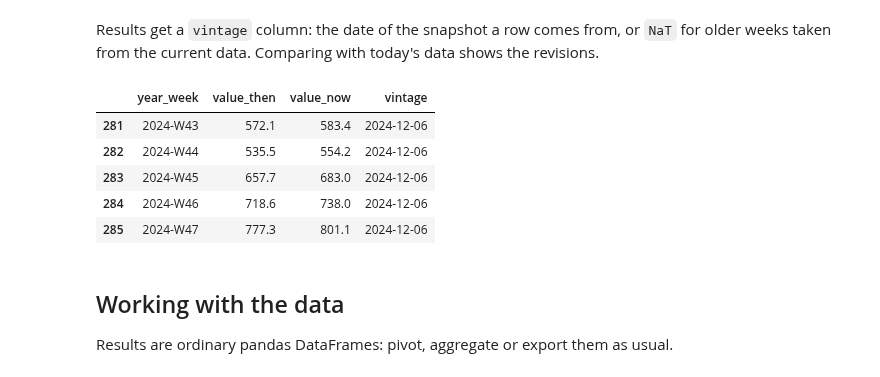
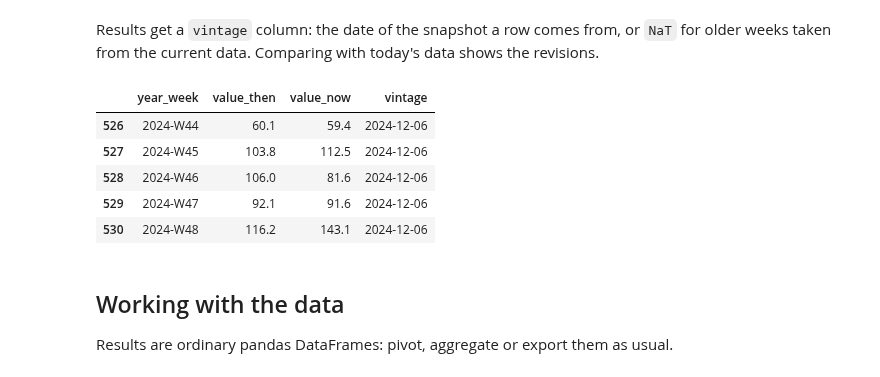
Before and after one commit to ngozzi/pyerviss, a Jupyter notebook: notebooks/quickstart.ipynb, the cells around one changed output. Cells and saved outputs as stored; diff of their text form; code cells hidden in the pictures.

```diff
--- a/notebooks/quickstart.ipynb
+++ b/notebooks/quickstart.ipynb
@@ -55,7 +55,7 @@ Every query returns a long-format DataFrame: one row per country, week and age g
 by country (names or ISO2 codes), weeks, dates or seasons (a season such as `"2024/25"` runs
 from 2024-W40 to 2025-W39), and age group.
 # %%
-ili = pv.get_ili(countries="Italy", age_groups="total")
+ili = pv.get_ili(countries="Belgium", age_groups="total")
 ili.tail()
 # %% [output]
 |  | indicator | country | country_code | year_week | date | age | value | unit |
@@ -126,5 +126,5 @@ pos[["year_week", "value", "unit", "tests", "detections"]].tail()
 `add_positivity_ci` adds a 95% confidence interval computed from those counts, which
 `plot_seasons` draws as a band. Wide bands mean few tests.
 # %%
-pv.plot_seasons(pv.add_positivity_ci(pos), highlight=["2023/24", "2024/25"]);
+pv.plot_seasons(pv.add_positivity_ci(pos), highlight=["2024/25", "2025/26"]);
 # %% [output]
@@ -145,16 +145,16 @@ print(len(vintages), "vintages, from", vintages[0], "to", vintages[-1])
 Results get a `vintage` column: the date of the snapshot a row comes from, or `NaT` for
 older weeks taken from the current data. Comparing with today's data shows the revisions.
 # %%
-then = pv.get_ili(countries="Italy", age_groups="total", as_of="2024-12-06")
+then = pv.get_ili(countries="Belgium", age_groups="total", as_of="2024-12-06")
 compare = then.merge(ili, on="year_week", suffixes=("_then", "_now"))
 compare[["year_week", "value_then", "value_now", "vintage"]].tail()
 # %% [output]
 |  | year_week | value_then | value_now | vintage |
-| 281 | 2024-W43 | 572.1 | 583.4 | 2024-12-06 |
-| 282 | 2024-W44 | 535.5 | 554.2 | 2024-12-06 |
-| 283 | 2024-W45 | 657.7 | 683.0 | 2024-12-06 |
-| 284 | 2024-W46 | 718.6 | 738.0 | 2024-12-06 |
-| 285 | 2024-W47 | 777.3 | 801.1 | 2024-12-06 |
+| 526 | 2024-W44 | 60.1 | 59.4 | 2024-12-06 |
+| 527 | 2024-W45 | 103.8 | 112.5 | 2024-12-06 |
+| 528 | 2024-W46 | 106.0 | 81.6 | 2024-12-06 |
+| 529 | 2024-W47 | 92.1 | 91.6 | 2024-12-06 |
+| 530 | 2024-W48 | 116.2 | 143.1 | 2024-12-06 |
 # %% [markdown]
 ## Working with the data
 
```
Also changed, not shown: parts of 8 cells of this notebook, 8 other files.
